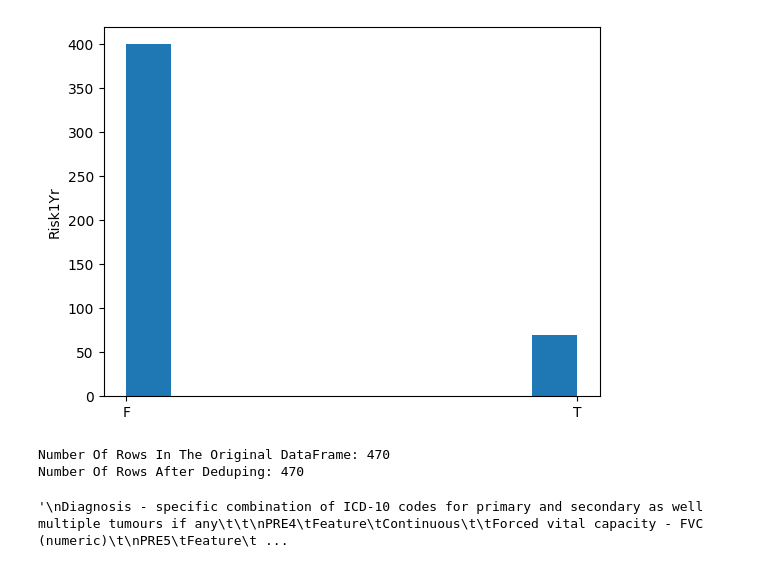
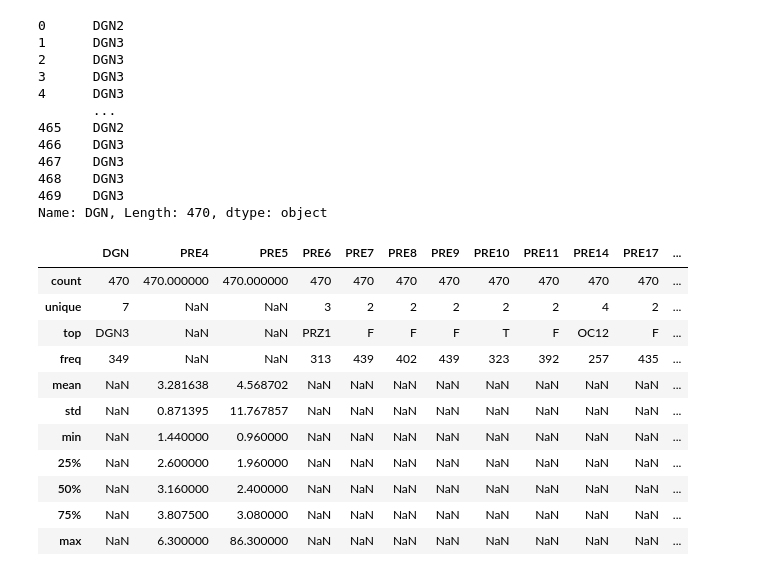
Before and after one commit to milicaj00/ML-P1-Classification, a Jupyter notebook: proba.ipynb, the cells around one changed output. Saved outputs shown, nothing was run; the diff lists cells and outputs as text; code cells hidden in the pictures.

Commit message:
data preprocessing

```diff
--- a/proba.ipynb
+++ b/proba.ipynb
@@ -0,0 +8,8 @@
+# %%
+thoracic_surgery_data = fetch_ucirepo(id=277)
+
+header = ['DGN', 'PRE4', 'PRE5', 'PRE6', 'PRE7', 'PRE8', 'PRE9', 'PRE10', 'PRE11','PRE14', 'PRE17', 'PRE19', 'PRE25', 'PRE30', 'PRE32', 'AGE', 'Risk1Yr']
+
+data = pd.read_csv("data.csv")
+
+data
@@ -1,11 +18,23 @@
+# %%
+
+# data (as pandas dataframes)
+dataframe = thoracic_surgery_data.data.features
+
+dataframe["DGN"]
+# %% [output]
+0      DGN2
+1      DGN3
+2      DGN3
+3      DGN3
+4      DGN3
+       ...
+465    DGN2
+466    DGN3
+467    DGN3
+468    DGN3
+469    DGN3
+Name: DGN, Length: 470, dtype: object
 # %%
-from ucimlrepo import fetch_ucirepo
-from matplotlib import pyplot
-# fetch dataset
-thoracic_surgery_data = fetch_ucirepo(id=277)
-
-# data (as pandas dataframes)
-dataframe = thoracic_surgery_data.data.features
 
 Risk1Yr = thoracic_surgery_data.data.targets
 
@@ -39,11 +68,21 @@ PRE32	Feature	Binary		Asthma (T,F)		no
 AGE	Feature	Integer	Age	Age at surgery (numeric)		no
 Risk1Yr	Target	Binary		1 year survival period - (T)rue value if died (T,F)		no
 '''
-# %% [output]
-[figure, removed]
-Number Of Rows In The Original DataFrame: 470
-Number Of Rows After Deduping: 470
-'\nDiagnosis - specific combination of ICD-10 codes for primary and secondary as well multiple tumours if any\t\t\nPRE4\tFeature\tContinuous\t\tForced vital capacity - FVC (numeric)\t\nPRE5\tFeature\t ...
+# %%
+data.describe(include = "all")
+# %% [output]
+|  | DGN | PRE4 | PRE5 | PRE6 | PRE7 | PRE8 | PRE9 | PRE10 | PRE11 | PRE14 | PRE17 | ... |
+| count | 470 | 470.000000 | 470.000000 | 470 | 470 | 470 | 470 | 470 | 470 | 470 | 470 | ... |
+| unique | 7 | NaN | NaN | 3 | 2 | 2 | 2 | 2 | 2 | 4 | 2 | ... |
+| top | DGN3 | NaN | NaN | PRZ1 | F | F | F | T | F | OC12 | F | ... |
+| freq | 349 | NaN | NaN | 313 | 439 | 402 | 439 | 323 | 392 | 257 | 435 | ... |
+| mean | NaN | 3.281638 | 4.568702 | NaN | NaN | NaN | NaN | NaN | NaN | NaN | NaN | ... |
+| std | NaN | 0.871395 | 11.767857 | NaN | NaN | NaN | NaN | NaN | NaN | NaN | NaN | ... |
+| min | NaN | 1.440000 | 0.960000 | NaN | NaN | NaN | NaN | NaN | NaN | NaN | NaN | ... |
+| 25% | NaN | 2.600000 | 1.960000 | NaN | NaN | NaN | NaN | NaN | NaN | NaN | NaN | ... |
+| 50% | NaN | 3.160000 | 2.400000 | NaN | NaN | NaN | NaN | NaN | NaN | NaN | NaN | ... |
+| 75% | NaN | 3.807500 | 3.080000 | NaN | NaN | NaN | NaN | NaN | NaN | NaN | NaN | ... |
+| max | NaN | 6.300000 | 86.300000 | NaN | NaN | NaN | NaN | NaN | NaN | NaN | NaN | ... |
 # %%
 from matplotlib import pyplot
 
```
Also changed, not shown: parts of 6 cells of this notebook, 3 other files.
